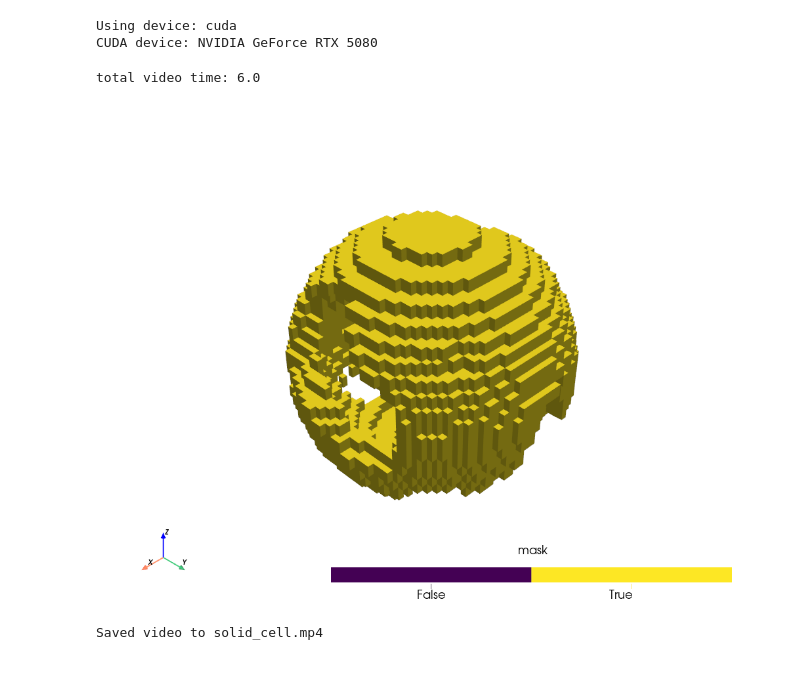
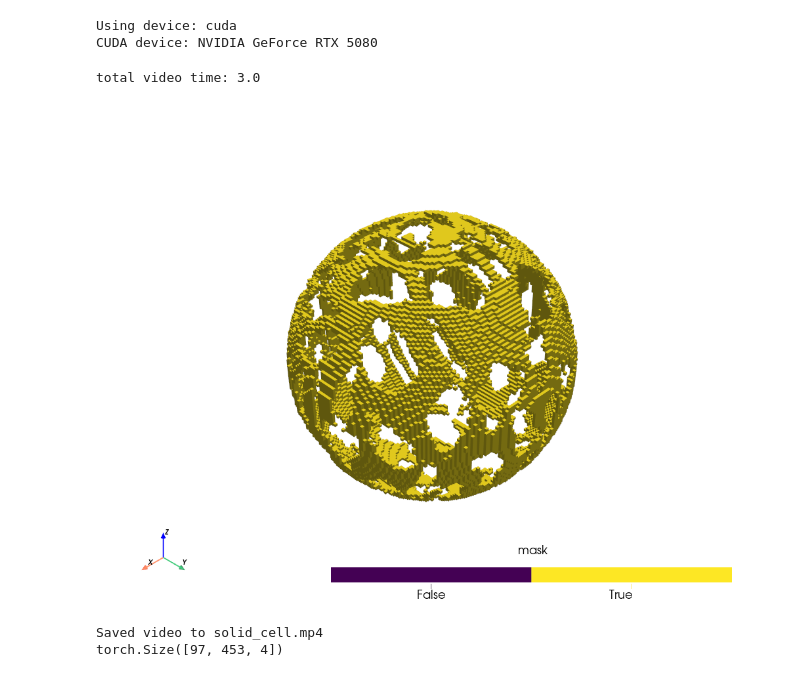
Before and after one commit to teo646/CFD, a Jupyter notebook: simulation/explosion_simulation.ipynb, the cells around one changed output. Cells and saved outputs as stored; diff of their text form; code cells hidden in the pictures.

```diff
--- a/simulation/explosion_simulation.ipynb
+++ b/simulation/explosion_simulation.ipynb
@@ -51,7 +51,7 @@ CUDA device: NVIDIA GeForce RTX 5080
 X_DOMAIN = [0, 1]
 Y_DOMAIN = [0, 1]
 Z_DOMAIN = [0, 1]
-T_DOMAIN = [0, 0.12]
+T_DOMAIN = [0, 0.06]
 EXPLOSION_T = 0.12
 
 GAMMA = 1.4
@@ -61,7 +61,7 @@ GAMMA = 1.4
 #for 2dim simulateion set z_domain to 1
 DIMENSION = 3
 
-RESOLUTION = 100, 200, 200
+RESOLUTION = 200, 200, 200
 
 DX = (X_DOMAIN[1] - X_DOMAIN[0]) / RESOLUTION[2]
 DY = (Y_DOMAIN[1] - Y_DOMAIN[0]) / RESOLUTION[1]
@@ -99,7 +99,7 @@ PB_speed = 0.02
 
 print(f"total video time: {(T_DOMAIN[1] - T_DOMAIN[0]) / PB_speed}")
 # %% [output]
-total video time: 6.0
+total video time: 3.0
 # %%
 nz, ny, nx = RESOLUTION
 
@@ -123,46 +123,50 @@ source[..., 4][explosion_mask] = 25000
 source[..., 0][explosion_mask] = 12
 # %%
 #lines on volume parameters----------------------------------------
-num_polylines = 5000
-num_points = 300
 
-boundary_band = create_boundary_band_solid_mask(
-                    RESOLUTION,
-                    0.1,
-                    0.4,
-                    0.1,
-                    X_DOMAIN,
-                    Y_DOMAIN,
-                    Z_DOMAIN,
-                    center=center,
-                    band_half_thickness=None,
-                    device=device
-                )
-'''
-wall_solid_cell =  torch.zeros_like(boundary_band)
-wall_solid_cell[0, :, :] = 1
-'''
-solid_cell = boundary_band
-
-
-visualize_voxel(solid_cell, origin = (X_DOMAIN[0], Y_DOMAIN[0], Z_DOMAIN[0]), spacing = (DX, DY, DZ),\
-                save_path = 'solid_cell.mp4')
-
-#w추가
-lines = create_uniform_sphere_points(
+sphere_contours, boundary_band = create_boundary_band_with_contours(
+            RESOLUTION,
             boundary_band_radius,
-            num_polylines,
-            num_points,
+            300,
+            (0.06, 0.06),
+            0.0013,
             X_DOMAIN,
             Y_DOMAIN,
             Z_DOMAIN,
             center=center,
-            device=device)
+            device=device,
+            contour_offsets = [0]
+            )
 
-LoV = LinesOnVolume(2000, 2000, lines, X_DOMAIN, Y_DOMAIN, Z_DOMAIN, max_length = 0.5)
+contour_sizes = [contour.shape[0] for contour in sphere_contours]
+torch.save(contour_sizes, os.path.join(folder, "contour_sizes.pt") )
+
+points_num = max(contour_sizes) + 1
+
+lines = []
+for contour in sphere_contours:
+    pad_num = points_num - contour.shape[0]
+    first_point = contour[0]
+    first_point_pad = first_point.unsqueeze(0).repeat(pad_num, 1)
+    padded_contour = torch.cat([contour, first_point_pad], dim=0)
+    lines.append(padded_contour)
+
+lines = torch.stack(lines, dim=0)
+
+solid_cell = boundary_band
+
+visualize_voxel(boundary_band, origin = (X_DOMAIN[0], Y_DOMAIN[0], Z_DOMAIN[0]),\
+                spacing = (DX, DY, DZ), save_path = 'solid_cell.mp4')
+
+#w추가
+w = torch.ones((lines.shape[0], lines.shape[1], 1), device=device)
+lines = torch.cat([lines, w], dim=-1)
+print(lines.shape)
+LoV = LinesOnVolume(2000, 2000, lines.clone(), X_DOMAIN, Y_DOMAIN, Z_DOMAIN, max_length = 100000, anchor = False)
 # %% [output]
-[figure, old version]
+[figure, new version]
 Saved video to solid_cell.mp4
+torch.Size([97, 453, 4])
 # %%
 #Radiative transfer visualization
 RT = RadiativeTransfer(
```
Also changed, not shown: parts of 3 cells of this notebook, 4 other files.
